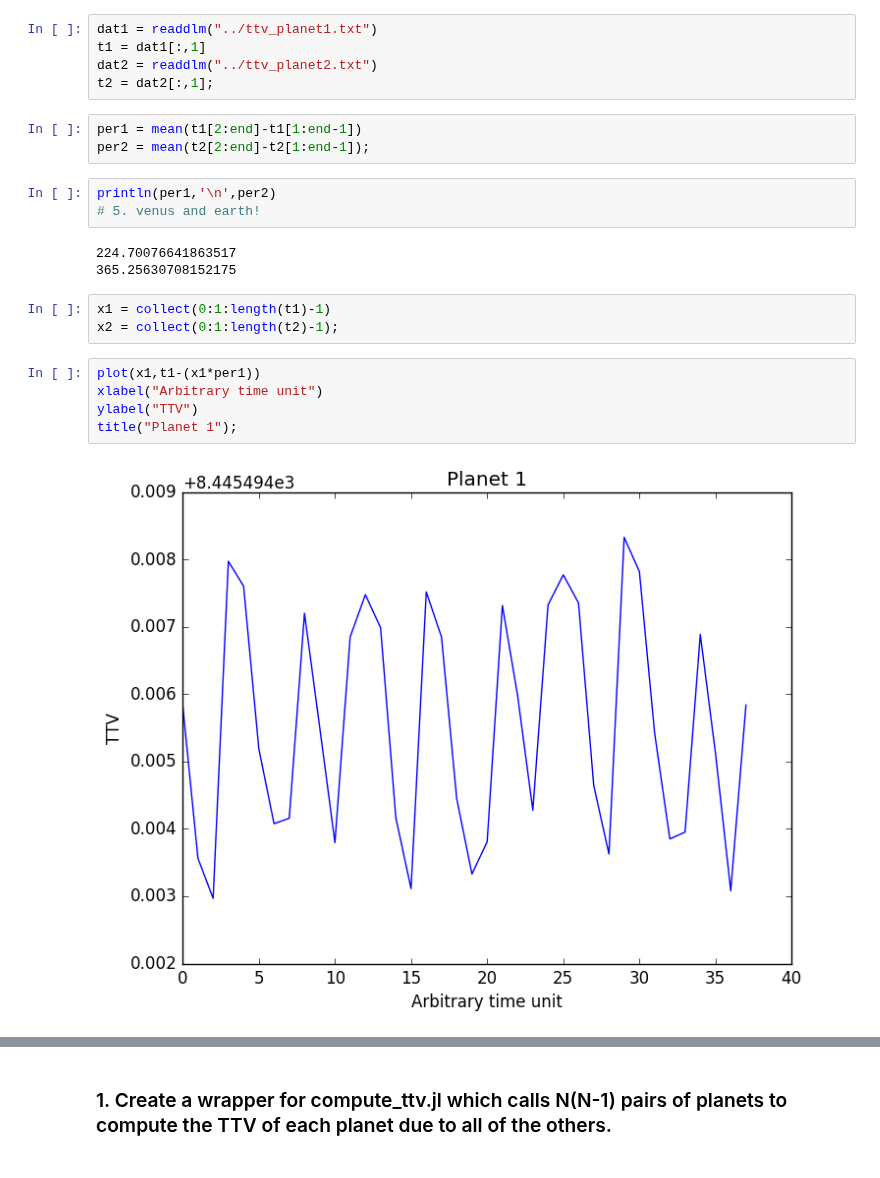
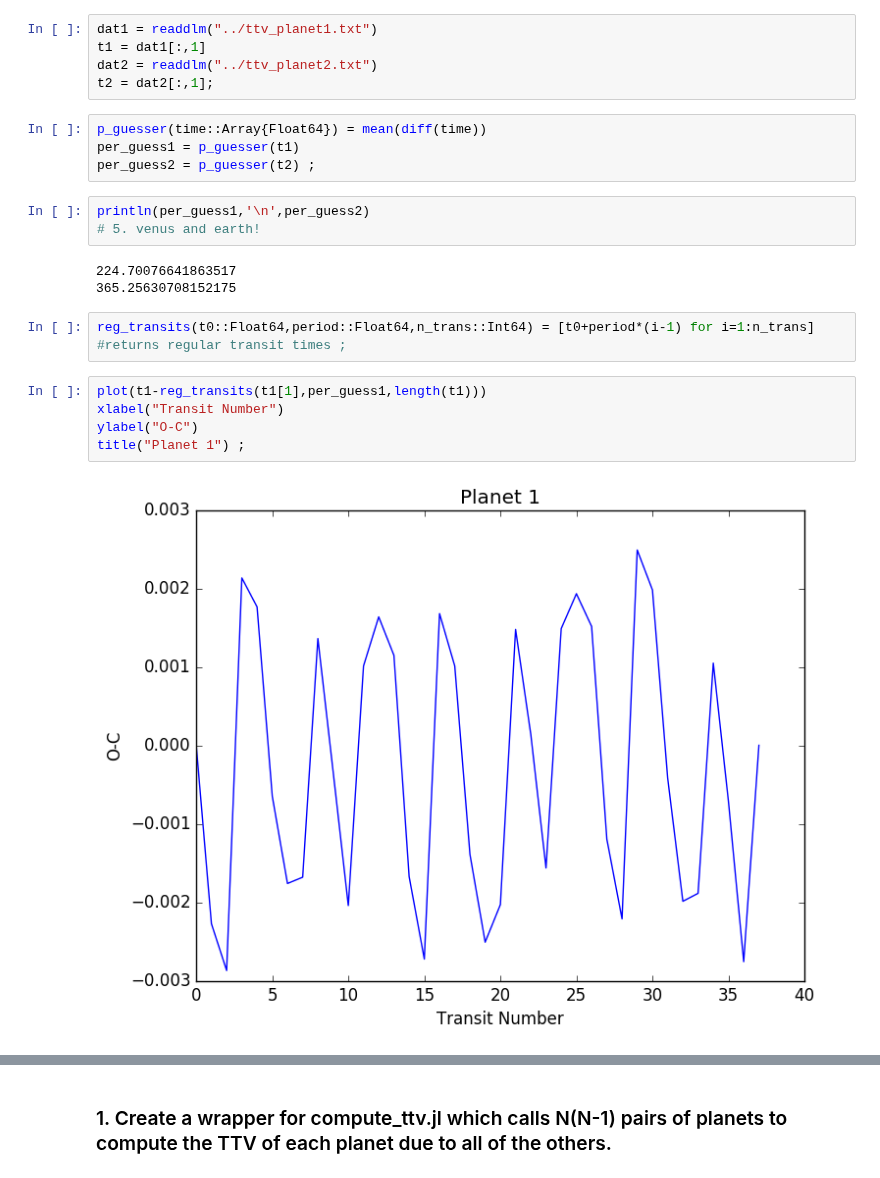
Before and after one commit to jlustigy/ExoJulia, a Jupyter notebook: Homework/hw4/Trevor_Kolby/hw4.ipynb, the cells around one changed output, grey strips where cells are left out. Drawn from its saved outputs; the diff is of its cells as text.

```diff
--- a/Homework/hw4/Trevor_Kolby/hw4.ipynb
+++ b/Homework/hw4/Trevor_Kolby/hw4.ipynb
@@ -10,22 +11,23 @@ dat1 = readdlm("../ttv_planet1.txt")
 t1 = dat1[:,1]
 dat2 = readdlm("../ttv_planet2.txt")
 t2 = dat2[:,1];
-# %%
-per1 = mean(t1[2:end]-t1[1:end-1])
-per2 = mean(t2[2:end]-t2[1:end-1]);
+# %%
+p_guesser(time::Array{Float64}) = mean(diff(time))
+per_guess1 = p_guesser(t1)
+per_guess2 = p_guesser(t2) ;
 # %%
-println(per1,'\n',per2)
+println(per_guess1,'\n',per_guess2)
 # 5. venus and earth!
 # %% [output]
 224.70076641863517
 365.25630708152175
-# %%
-x1 = collect(0:1:length(t1)-1)
-x2 = collect(0:1:length(t2)-1);
+# %%
+reg_transits(t0::Float64,period::Float64,n_trans::Int64) = [t0+period*(i-1) for i=1:n_trans]
+#returns regular transit times ;
 # %%
-plot(x1,t1-(x1*per1))
-xlabel("Arbitrary time unit")
-ylabel("TTV")
-title("Planet 1");
+plot(t1-reg_transits(t1[1],per_guess1,length(t1)))
+xlabel("Transit Number")
+ylabel("O-C")
+title("Planet 1") ;
 # %% [output]
-[figure, old version]
+[figure, new version]
```
Also changed, not shown: parts of 15 cells of this notebook.
